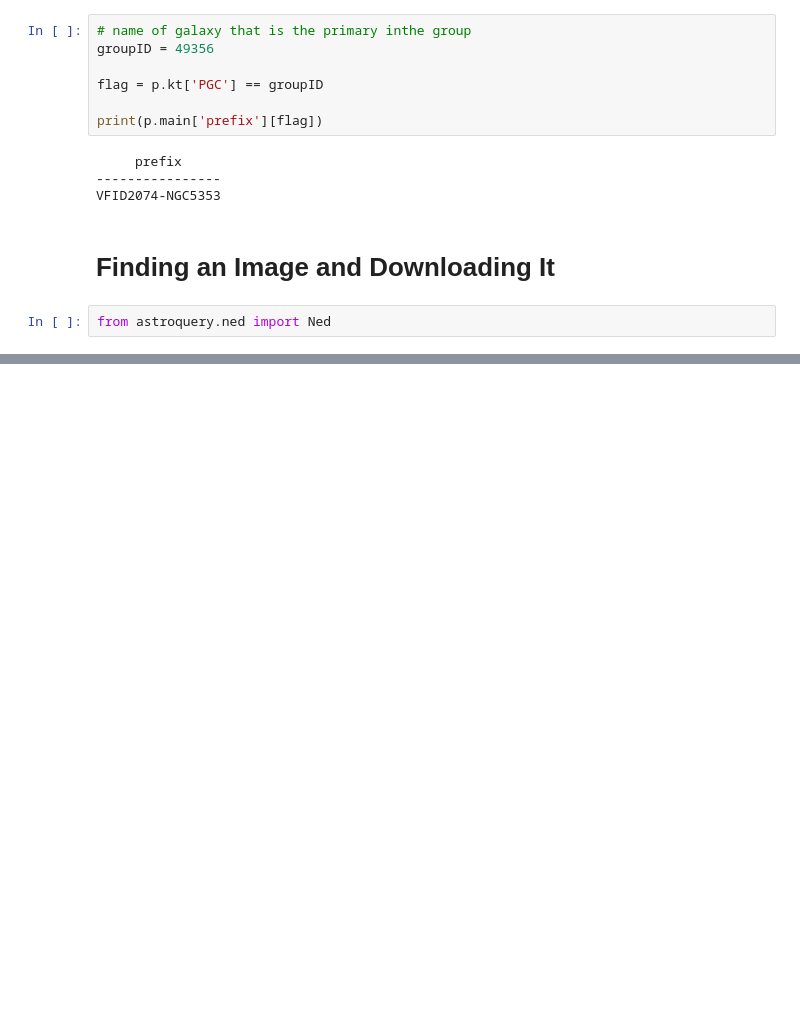
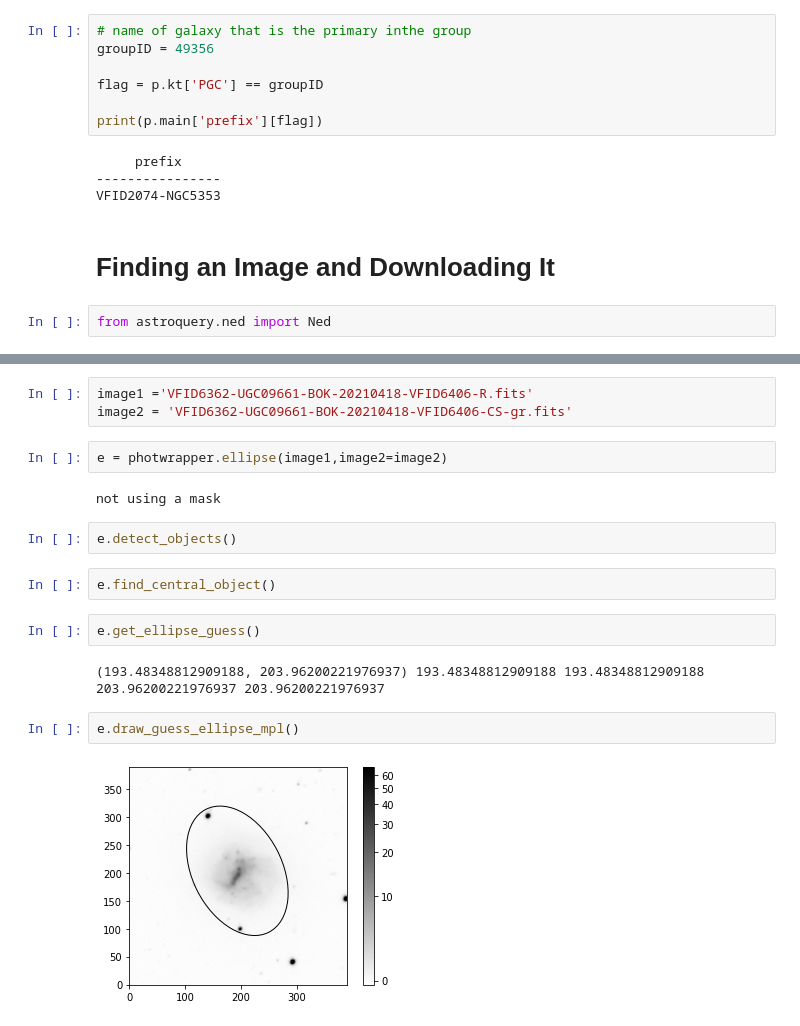
Before and after one commit to rfinn/havirgo, a Jupyter notebook: notebooks/summer_research_2024.ipynb, the cells around one changed output, grey strips where cells are left out. Cells and saved outputs as stored; diff of their text form; blank space fills up the shorter version.

```diff
--- a/notebooks/summer_research_2024.ipynb
+++ b/notebooks/summer_research_2024.ipynb
@@ -269,0 +305,19 @@ dyld[74171]: Library not loaded: /usr/local/opt/libunistring/lib/libunistring.2.
+# %%
+image1 ='VFID6362-UGC09661-BOK-20210418-VFID6406-R.fits'
+image2 = 'VFID6362-UGC09661-BOK-20210418-VFID6406-CS-gr.fits'
+# %%
+e = photwrapper.ellipse(image1,image2=image2)
+# %% [output]
+not using a mask
+# %%
+e.detect_objects()
+# %%
+e.find_central_object()
+# %%
+e.get_ellipse_guess()
+# %% [output]
+(193.48348812909188, 203.96200221976937) 193.48348812909188 193.48348812909188 203.96200221976937 203.96200221976937
+# %%
+e.draw_guess_ellipse_mpl()
+# %% [output]
+[figure, added]
```
Also changed, not shown: parts of 26 cells of this notebook.
